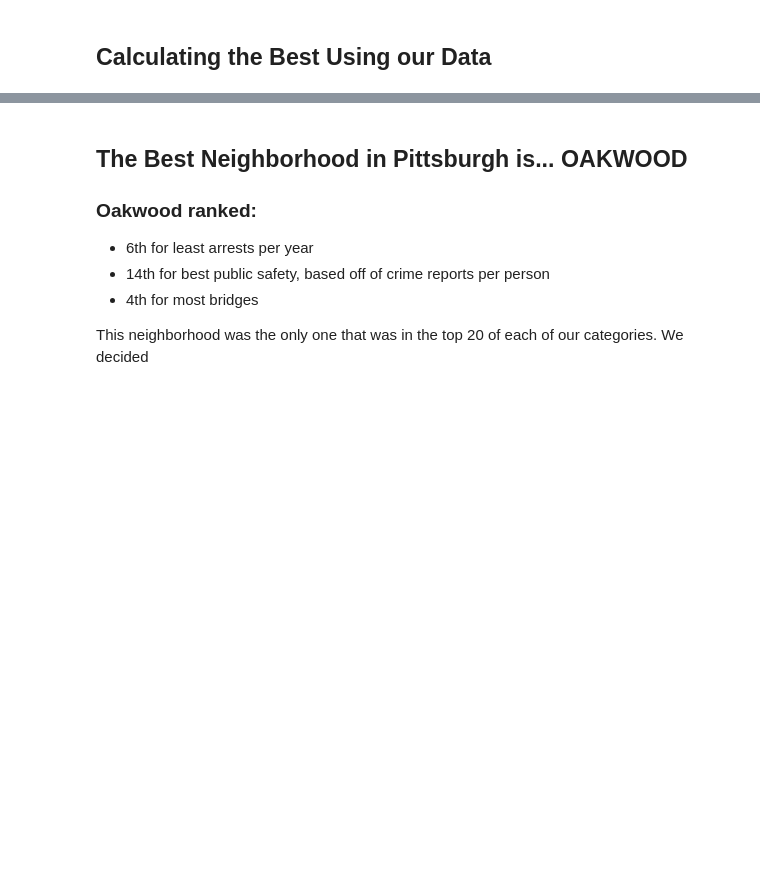
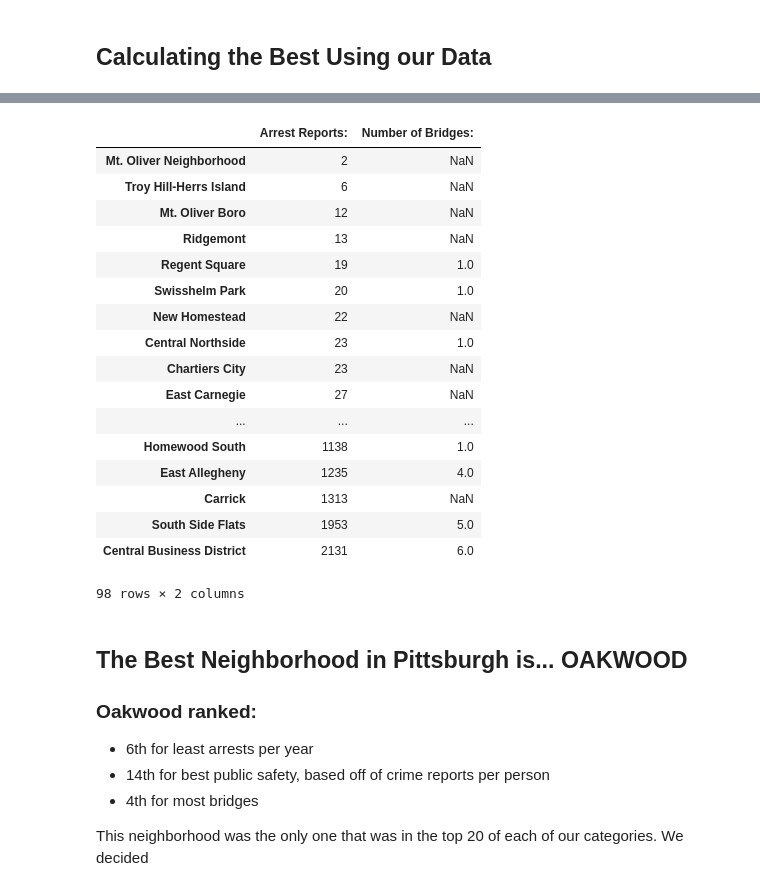
Before and after one commit to pats141/CMPINF_Final, a Jupyter notebook: Presentation.ipynb, the cells around one changed output, grey strips where cells are left out. Saved outputs shown, nothing was run; the diff lists cells and outputs as text; code cells hidden in the pictures; blank space fills up the shorter version.

```diff
--- a/Presentation.ipynb
+++ b/Presentation.ipynb
@@ -133,3 +128,25 @@ MergeError: No common columns to perform merge on. Merge options: left_on=None,
+# %%
+first = pd.concat([crime, bridges], axis=1, sort=False)
+first
+# %% [output]
+|  | Arrest Reports: | Number of Bridges: |
+| Mt. Oliver Neighborhood | 2 | NaN |
+| Troy Hill-Herrs Island | 6 | NaN |
+| Mt. Oliver Boro | 12 | NaN |
+| Ridgemont | 13 | NaN |
+| Regent Square | 19 | 1.0 |
+| Swisshelm Park | 20 | 1.0 |
+| New Homestead | 22 | NaN |
+| Central Northside | 23 | 1.0 |
+| Chartiers City | 23 | NaN |
+| East Carnegie | 27 | NaN |
+| ... | ... | ... |
+| Homewood South | 1138 | 1.0 |
+| East Allegheny | 1235 | 4.0 |
+| Carrick | 1313 | NaN |
+| South Side Flats | 1953 | 5.0 |
+| Central Business District | 2131 | 6.0 |
+98 rows × 2 columns
 # %% [markdown]
 ## The Best Neighborhood in Pittsburgh is... OAKWOOD
 ### Oakwood ranked:
```
Also changed, not shown: parts of 3 cells of this notebook.
